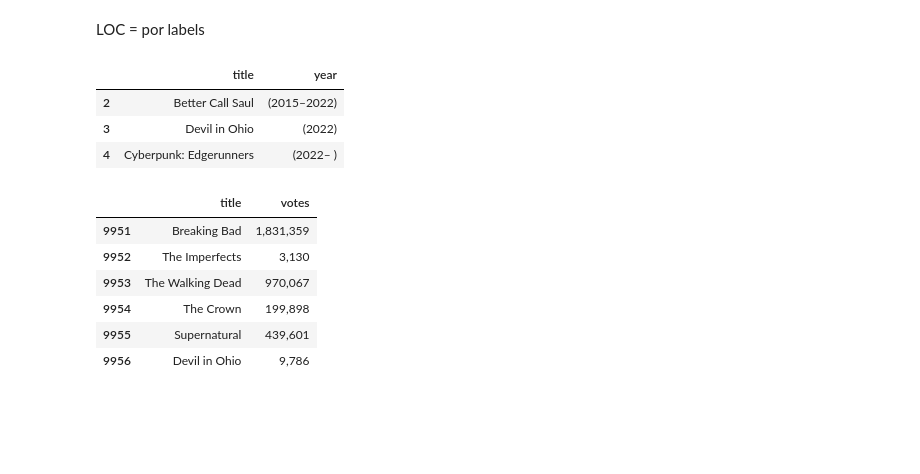
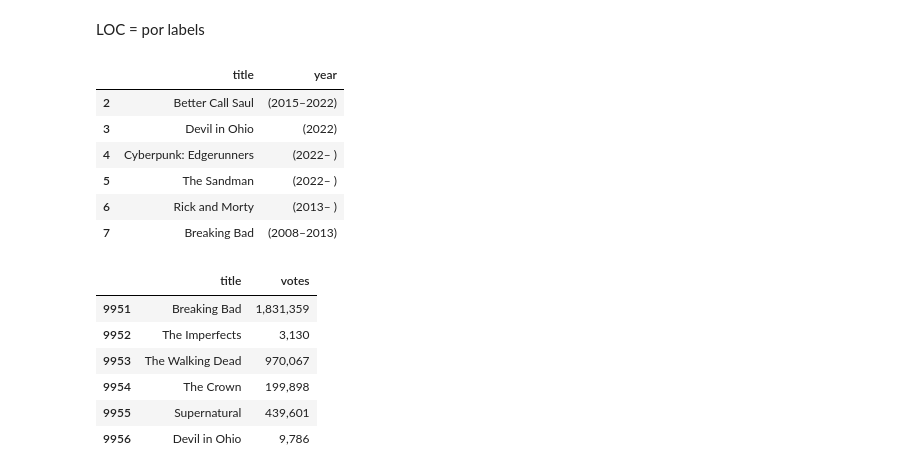
Before and after one commit to mariohgu/python, a Jupyter notebook: numpy_pandas/numpy y pandas.ipynb, the cells around one changed output. Drawn from its saved outputs; the diff is of its cells as text; code cells hidden in the pictures; blank space fills up the shorter version.

```diff
--- a/numpy_pandas/numpy y pandas.ipynb
+++ b/numpy_pandas/numpy y pandas.ipynb
@@ -197,7 +197,8 @@ psdt.columns #convierte los encabezados de las columnas en un array
 # %% [output]
 Index(['Jugador', 'Peso', 'Goles'], dtype='object')
 # %%
-df_movies = pd.read_csv('/content/n_movies.csv',sep=',') #header=2 ..decimos que el header esta en la fila 2
+import pandas as pd
+df_movies = pd.read_csv('C:\\Users\\user\\Documents\\Coding\\python\\numpy_pandas\\n_movies.csv',sep=',') #header=2 ..decimos que el header esta en la fila 2
 df_movies.head(4)
 # %% [output]
 |  | title | year | certificate | duration | genre | rating | description | stars | votes |
@@ -208,10 +209,13 @@ df_movies.head(4)
 # %% [markdown]
 LOC = por labels
 # %%
-df_movies.loc[2:4,['title','year']]
+df_movies.loc[2:7,['title','year']]
 # %% [output]
 |  | title | year |
 | 2 | Better Call Saul | (2015–2022) |
 | 3 | Devil in Ohio | (2022) |
 | 4 | Cyberpunk: Edgerunners | (2022– ) |
+| 5 | The Sandman | (2022– ) |
+| 6 | Rick and Morty | (2013– ) |
+| 7 | Breaking Bad | (2008–2013) |
 # %%
```
Also changed, not shown: parts of 12 cells of this notebook, 3 other files.
